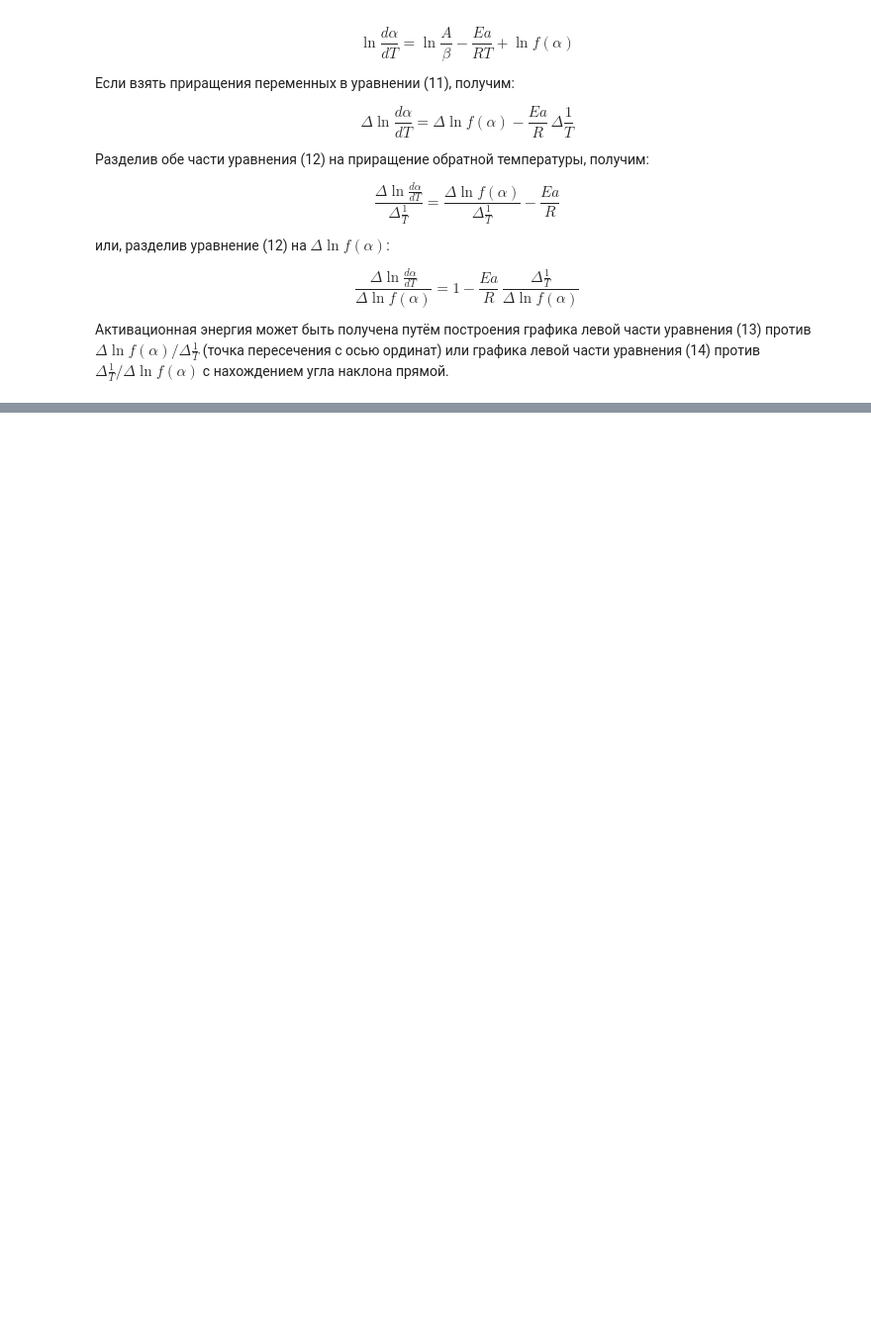
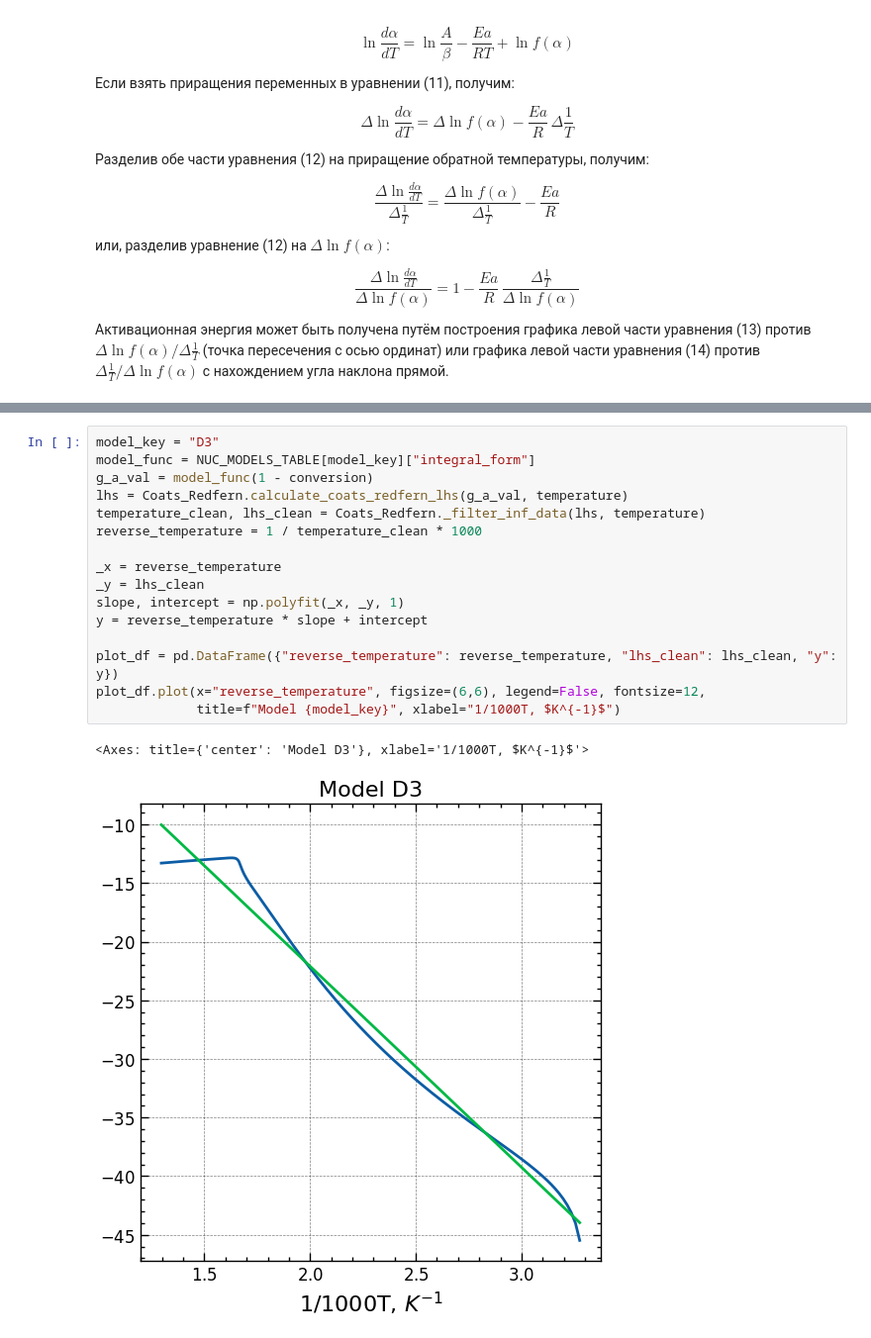
Before and after one commit to kdavjd/Open_ThermoKinetics, a Jupyter notebook: docs/ru/1_model_fit.ipynb, the cells around one changed output, grey strips where cells are left out. Shown at 99% size. Cells and saved outputs as stored; diff of their text form; blank space fills up the shorter version.

```diff
--- a/docs/ru/1_model_fit.ipynb
+++ b/docs/ru/1_model_fit.ipynb
@@ -497,0 +282,19 @@ calculate_FC(temperature, conversion, BETA, R, NUC_MODELS_LIST, NUC_MODELS_TABLE
+# %%
+model_key = "D3"
+model_func = NUC_MODELS_TABLE[model_key]["integral_form"]
+g_a_val = model_func(1 - conversion)
+lhs = Coats_Redfern.calculate_coats_redfern_lhs(g_a_val, temperature)
+temperature_clean, lhs_clean = Coats_Redfern._filter_inf_data(lhs, temperature)
+reverse_temperature = 1 / temperature_clean * 1000
+
+_x = reverse_temperature
+_y = lhs_clean
+slope, intercept = np.polyfit(_x, _y, 1)
+y = reverse_temperature * slope + intercept
+
+plot_df = pd.DataFrame({"reverse_temperature": reverse_temperature, "lhs_clean": lhs_clean, "y": y})
+plot_df.plot(x="reverse_temperature", figsize=(6,6), legend=False, fontsize=12,
+             title=f"Model {model_key}", xlabel="1/1000T, $K^{-1}$")
+# %% [output]
+<Axes: title={'center': 'Model D3'}, xlabel='1/1000T, $K^{-1}$'>
+[figure, added]
```
Also changed, not shown: parts of 18 cells of this notebook, 8 other files.
